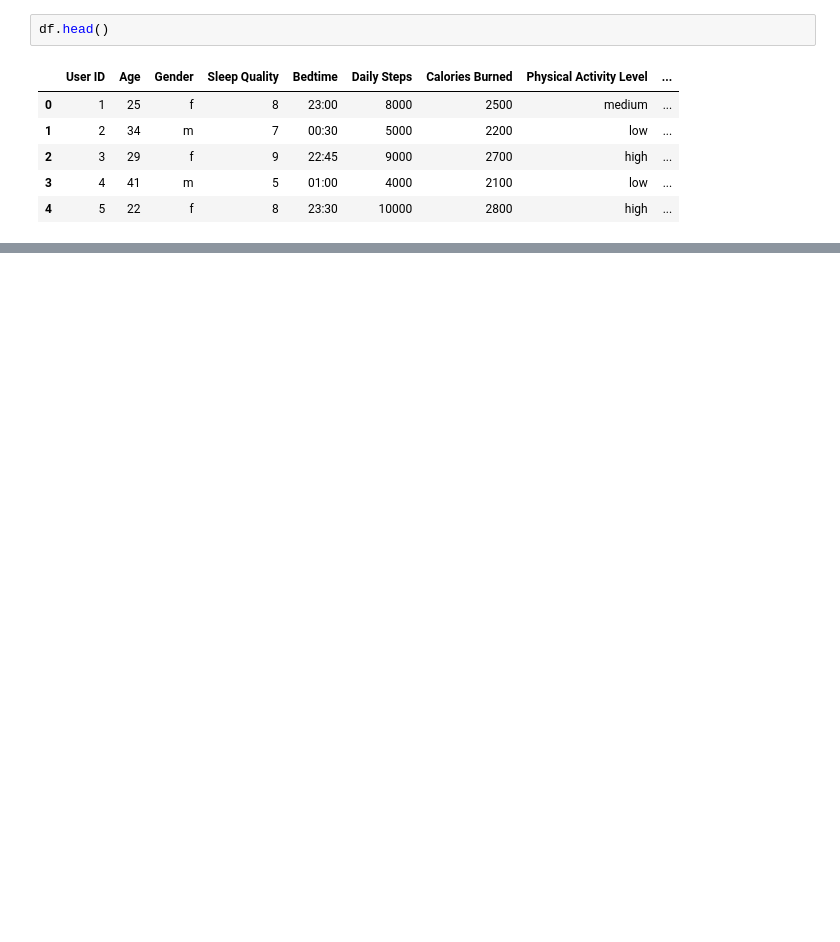
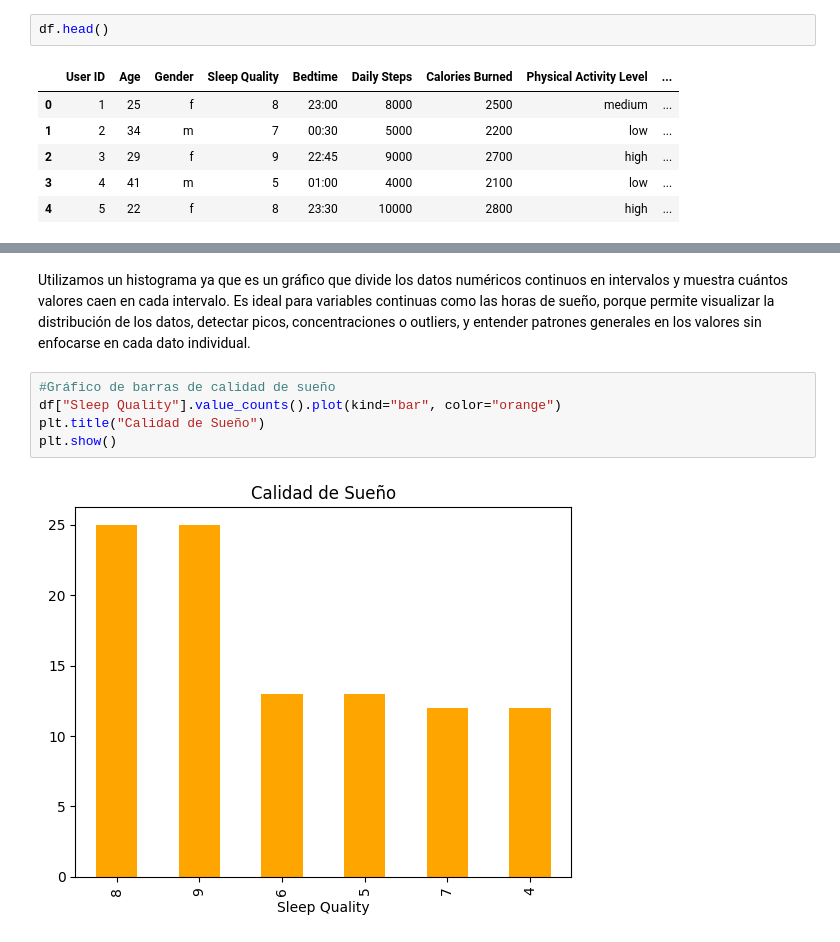
Before and after one commit to gaboUTN34/sic-ecuador-2025-proyectos, a Jupyter notebook: EC03/ANÁLISIS Y VISUALIZACIÓN DE PATRONES DE SUEÑO/src/analysis.ipynb, the cells around one changed output, grey strips where cells are left out. Cells and saved outputs as stored; diff of their text form; blank space fills up the shorter version.

```diff
--- a/EC03/ANÁLISIS Y VISUALIZACIÓN DE PATRONES DE SUEÑO/src/analysis.ipynb
+++ b/EC03/ANÁLISIS Y VISUALIZACIÓN DE PATRONES DE SUEÑO/src/analysis.ipynb
@@ -87,0 +167,10 @@ df['User ID'] = df['User ID'].astype("string")
+# %% [markdown]
+Utilizamos un histograma ya que es un gráfico que divide los datos numéricos continuos en intervalos y muestra cuántos valores caen en cada intervalo.
+Es ideal para variables continuas como las horas de sueño, porque permite visualizar la distribución de los datos, detectar picos, concentraciones o outliers, y entender patrones generales en los valores sin enfocarse en cada dato individual.
+# %%
+#Gráfico de barras de calidad de sueño
+df["Sleep Quality"].value_counts().plot(kind="bar", color="orange")
+plt.title("Calidad de Sueño")
+plt.show()
+# %% [output]
+[figure, added]
```
Also changed, not shown: parts of 27 cells of this notebook, 2 other files.
